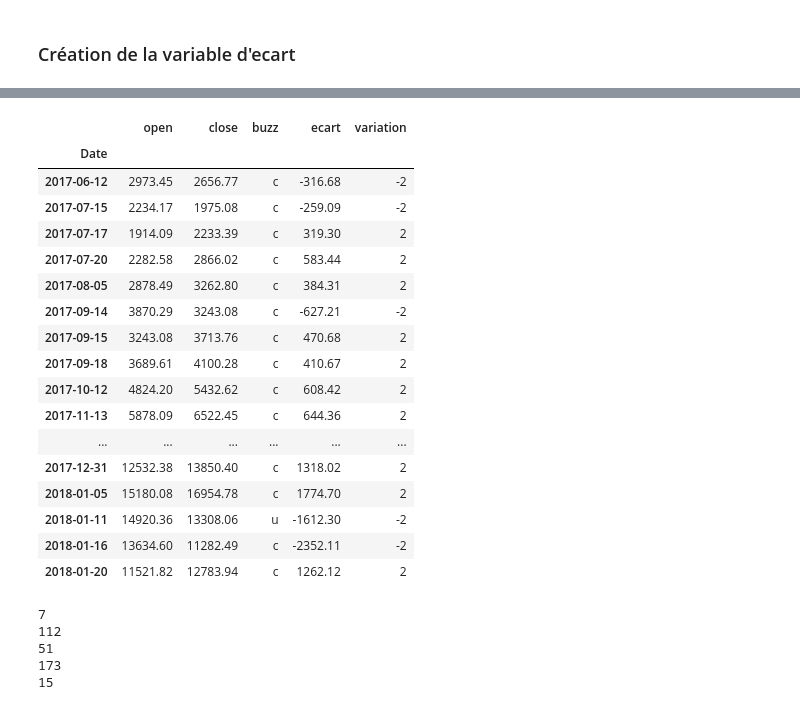
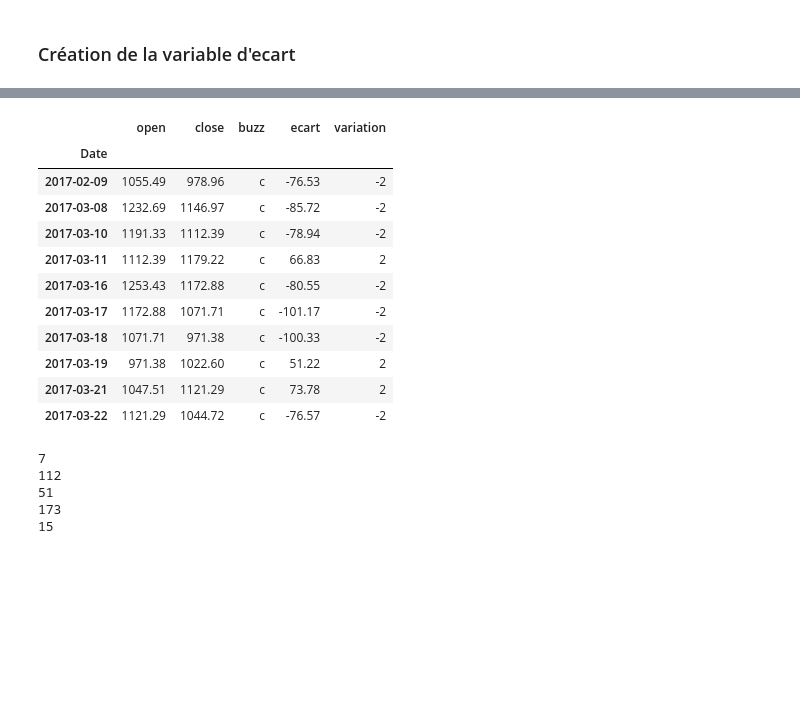
Before and after one commit to abdel-rahmen/crypto_learning, a Jupyter notebook: Projet DM.ipynb, the cells around one changed output, grey strips where cells are left out. Drawn from its saved outputs; the diff is of its cells as text; code cells hidden in the pictures; blank space fills up the shorter version.

Commit message:
début de version contenant la fonction variation + suppression des 'c'

```diff
--- a/Projet DM.ipynb
+++ b/Projet DM.ipynb
@@ -127,28 +149,13 @@ pa['ecart'] = pa['close']-pa['open']
 # %%
-epsilon1 = 0.005
-epsilon2 = 0.1
-pa['variation'] = 0
-pa['variation'][(pa['ecart']>pa['open']*epsilon1) & (pa['ecart']<pa['open']*epsilon2)] = 1
-pa['variation'][(pa['ecart']<-pa['open']*epsilon1) & (pa['ecart']>-pa['open']*epsilon2)] = -1
-pa['variation'][pa['ecart'] < -pa['open']*epsilon2] = -2
-pa['variation'][pa['ecart'] > pa['open']*epsilon2] = 2
-pa[abs(pa['variation'])>1]
+def variation(epsilon1,epsilon2,epsilon3=False):
+    pa['variation'] = 0
+    pa['variation'][(pa['ecart']>pa['open']*epsilon1) & (pa['ecart']<pa['open']*epsilon2)] = 1
+    pa['variation'][(pa['ecart']<-pa['open']*epsilon1) & (pa['ecart']>-pa['open']*epsilon2)] = -1
+    if not epsilon3 :
+        pa['variation'][pa['ecart'] < -pa['open']*epsilon2] = -2
+        pa['variation'][pa['ecart'] > pa['open']*epsilon2] = 2
+    else :
+        pa['variation'][(pa['ecart']>pa['open']*epsilon2) & (pa['ecart']<pa['open']*epsilon3)] = 2
+        pa['variation'][(pa['ecart']<-pa['open']*epsilon2) & (pa['ecart']>-pa['open']*epsilon3)] = -2
+        pa['variation'][pa['ecart'] < -pa['open']*epsilon3] = -3
+        pa['variation'][pa['ecart'] > pa['open']*epsilon3] = 3
-# %% [output]
-|  | open | close | buzz | ecart | variation |
-| Date |  |  |  |  |  |
-| 2017-06-12 | 2973.45 | 2656.77 | c | -316.68 | -2 |
-| 2017-07-15 | 2234.17 | 1975.08 | c | -259.09 | -2 |
-| 2017-07-17 | 1914.09 | 2233.39 | c | 319.30 | 2 |
-| 2017-07-20 | 2282.58 | 2866.02 | c | 583.44 | 2 |
-| 2017-08-05 | 2878.49 | 3262.80 | c | 384.31 | 2 |
-| 2017-09-14 | 3870.29 | 3243.08 | c | -627.21 | -2 |
-| 2017-09-15 | 3243.08 | 3713.76 | c | 470.68 | 2 |
-| 2017-09-18 | 3689.61 | 4100.28 | c | 410.67 | 2 |
-| 2017-10-12 | 4824.20 | 5432.62 | c | 608.42 | 2 |
-| 2017-11-13 | 5878.09 | 6522.45 | c | 644.36 | 2 |
-| ... | ... | ... | ... | ... | ... |
-| 2017-12-31 | 12532.38 | 13850.40 | c | 1318.02 | 2 |
-| 2018-01-05 | 15180.08 | 16954.78 | c | 1774.70 | 2 |
-| 2018-01-11 | 14920.36 | 13308.06 | u | -1612.30 | -2 |
-| 2018-01-16 | 13634.60 | 11282.49 | c | -2352.11 | -2 |
-| 2018-01-20 | 11521.82 | 12783.94 | c | 1262.12 | 2 |
@@ -155,3 +164,18 @@ pa[abs(pa['variation'])>1]
+# %%
+pa[abs(pa['variation'])>1].head(10)
+# %% [output]
+|  | open | close | buzz | ecart | variation |
+| Date |  |  |  |  |  |
+| 2017-02-09 | 1055.49 | 978.96 | c | -76.53 | -2 |
+| 2017-03-08 | 1232.69 | 1146.97 | c | -85.72 | -2 |
+| 2017-03-10 | 1191.33 | 1112.39 | c | -78.94 | -2 |
+| 2017-03-11 | 1112.39 | 1179.22 | c | 66.83 | 2 |
+| 2017-03-16 | 1253.43 | 1172.88 | c | -80.55 | -2 |
+| 2017-03-17 | 1172.88 | 1071.71 | c | -101.17 | -2 |
+| 2017-03-18 | 1071.71 | 971.38 | c | -100.33 | -2 |
+| 2017-03-19 | 971.38 | 1022.60 | c | 51.22 | 2 |
+| 2017-03-21 | 1047.51 | 1121.29 | c | 73.78 | 2 |
+| 2017-03-22 | 1121.29 | 1044.72 | c | -76.57 | -2 |
 # %%
 print(sum(pa['variation']==-2))
 print(sum(pa['variation']==-1))
```
Also changed, not shown: parts of 14 cells of this notebook.
